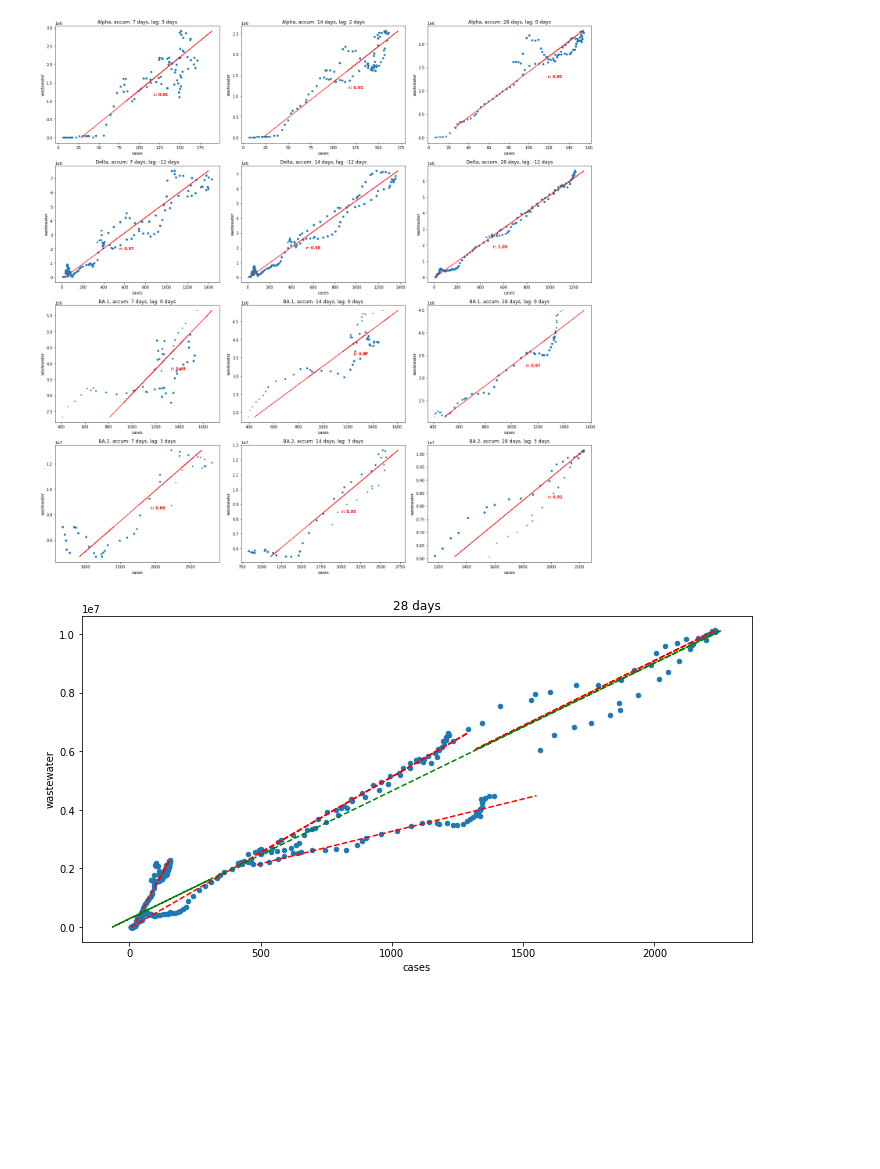
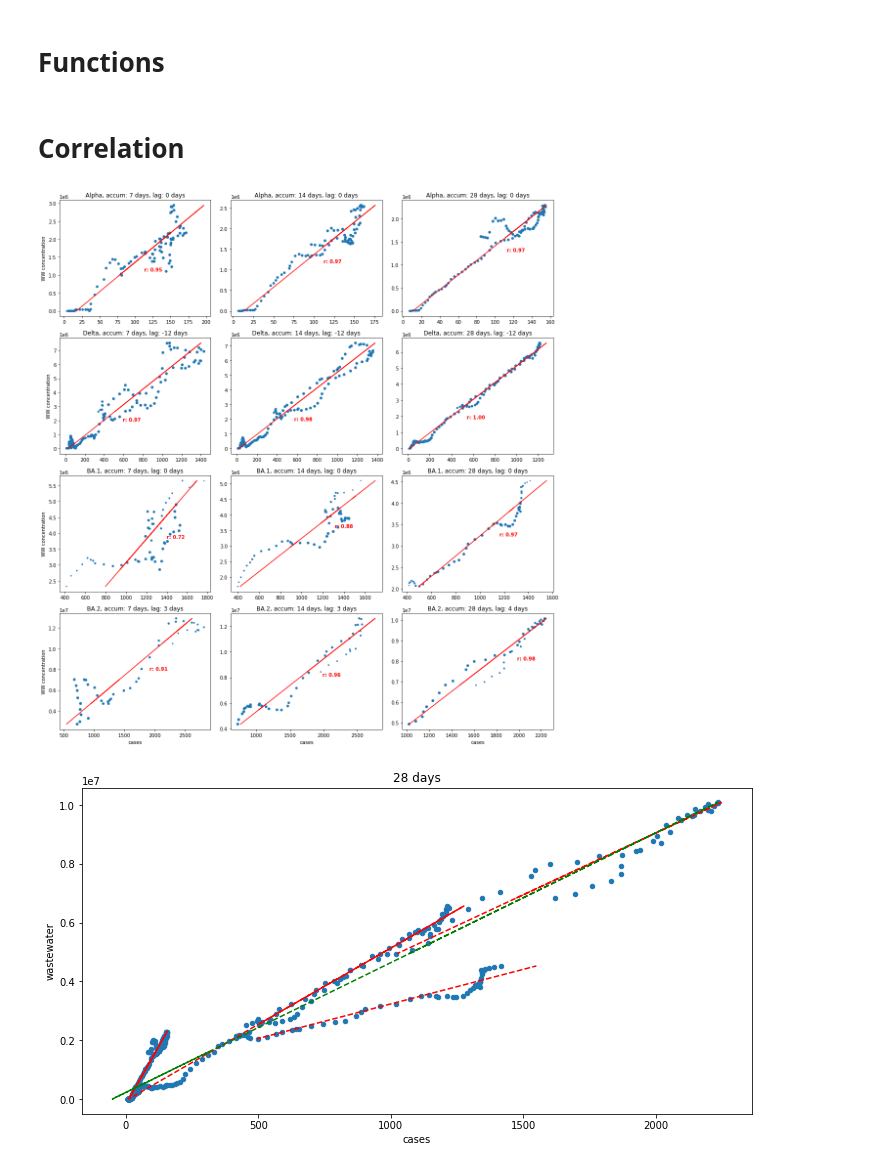
Before and after one commit to MM-Lehmann/Wastewater-modelling-Dresden, a Jupyter notebook: Dresden_Correlation_Batch.ipynb, the cells around one changed output. Cells and saved outputs as stored; diff of their text form; code cells hidden in the pictures; blank space fills up the shorter version.

```diff
--- a/Dresden_Correlation_Batch.ipynb
+++ b/Dresden_Correlation_Batch.ipynb
@@ -8,7 +8,7 @@ import matplotlib as mpl
 mpl.rcParams['figure.figsize'] = [15.0, 6.0]
 
 abw = pd.read_csv(
-    "~/user/Downloads/20220502_142656.csv", parse_dates=True
+    "~/user/Downloads/20220522_145619.csv", parse_dates=True
 ).rename(columns={"Abwasser Täglich": "daily", "__timestamp": "date"}).set_index("date").filter(("daily",)).loc["2021-03-15":]
 abw.index = pd.to_datetime(abw.index)
 abw.index = abw.index.strftime("%Y-%m-%d")
@@ -27,19 +27,24 @@ df = df.asfreq("D")
 
 # handle precipitation
 df[f"daily"] = df.loc[df.prcp < 5, f"daily"]
-# df = df.interpolate("time", axis=0)
+# df["daily"] = df["daily"].interpolate("time", axis=0)
+df = df.interpolate("time", axis=0)
 df["sum_7days"] = df["daily"].rolling(7, min_periods=1, closed="left").mean() * 7
 df["sum_14days"] = df["daily"].rolling(14, min_periods=1, closed="left").mean() * 7
 df["sum_28days"] = df["daily"].rolling(28, min_periods=1, closed="left").mean() * 7
 df.drop(columns=["daily", "prcp"], inplace=True)
 
+# truncate
+df = df.loc[:"2022-04-30"]
+
+# plot
 style = {f"rki_{k}days": c + "--" for c, k in zip(("r", "g", "k"), (7, 14, 28))}
 style.update({f"sum_{k}days": c + "-" for c, k in zip(("r", "g", "k"), (7, 14, 28))})
 # style.update({k: "r" for k in ("sum_7days", "sum_14days", "sum_28days", "daily")})
-df.plot(secondary_y=("sum_7days", "sum_14days", "sum_28days"), style=style)
-plt.tight_layout()
-plt.savefig("verlauf.png")
-plt.show()
+# df.plot(secondary_y=("sum_7days", "sum_14days", "sum_28days"), style=style)
+# plt.tight_layout()
+# plt.savefig("verlauf.png")
+# plt.show()
 
 # px.line(df)
 px.line(df/df.max())
@@ -50,4 +54,6 @@ px.line(df/df.max())
 [interactive output not drawn]
+# %% [markdown]
+# Functions
 # %%
 def corr(x, y, w):
     import numpy as np
@@ -117,6 +123,8 @@ def get_corr(left, right, v):
 
 def autoscale_df(df):
     return (df - df.min()) / (df.max() - df.min())
+# %% [markdown]
+# Correlation
 # %%
 # varianten
 var = pd.read_csv("Dresden_Varianten.csv").set_index("DATE_DRAW")
@@ -129,7 +137,7 @@ variants = {k: var[k] > 0.5 for k in var}
 # %%
 df_total = pd.DataFrame()
 fig, axis = plt.subplots(
-    len(variants), 3, figsize=(20, 5 * len(variants))  # , sharex=True, sharey=True
+    len(variants), 3, figsize=(15, 4 * len(variants))  # , sharex=True, sharey=True
 )
 ci = {}
 for w, v in enumerate(variants.keys()):
@@ -143,41 +151,44 @@ for w, v in enumerate(variants.keys()):
             f"sum_{k}days",
             title=f"{v}, accum: {k} days, lag: {lag} days",
             ax=ax,
-            ylabel="wastewater",
-            xlabel="cases",
+            ylabel="",
+            xlabel="",
             s=autoscale_df(var[v].loc[df_shifted.index]) * 20 + 2,
         )
         df_tmp = df_shifted.filter((f"rki_{k}days", f"sum_{k}days")).dropna()
         df_shifted[f"pred_{k}"] = get_lin_model(
             df_tmp[f"sum_{k}days"], df_tmp[f"rki_{k}days"], var[v]
         )
         ci[v][k] = get_lin_coeff(df_tmp[f"sum_{k}days"], df_tmp[f"rki_{k}days"], var[v])
         df_shifted.plot.line(
             f"pred_{k}",
             f"sum_{k}days",
             ax=ax,
             legend=False,
             color="r",
-            ylabel="wastewater",
-            xlabel="cases",
+            ylabel="",
+            xlabel="",
         )
 
         # annotate error
         r = get_corr(df_shifted[f"pred_{k}"], df_shifted[f"rki_{k}days"], var[v])
         ax.annotate(
             f"r: {r:.2f}",
             (df_shifted[f"pred_{k}"].mean(), df_shifted[f"sum_{k}days"].mean()),
             xytext=(40, 0),
             textcoords="offset points",
             color="r",
         ).set(fontweight="semibold")
     df_total = pd.concat([df_total, df_shifted.copy()])
 
+# set labels
+plt.setp(axis[-1, :], xlabel='cases')
+plt.setp(axis[:, 0], ylabel='WW concentration')
 plt.tight_layout()
 plt.savefig("correlation.png")
 plt.show()
 # %% [output]
-[figure, old version]
+[figure, new version]
 # %%
 k = 28
 ax = df_total.plot.scatter(f"rki_{k}days", f"sum_{k}days", figsize=(12, 6))
@@ -200,4 +211,4 @@ plt.title(f"{k} days")
 plt.savefig("correlation_total.png")
 plt.show()
 # %% [output]
-[figure, old version]
+[figure, new version]
```
Also changed, not shown: parts of 5 cells of this notebook, 5 other files.
